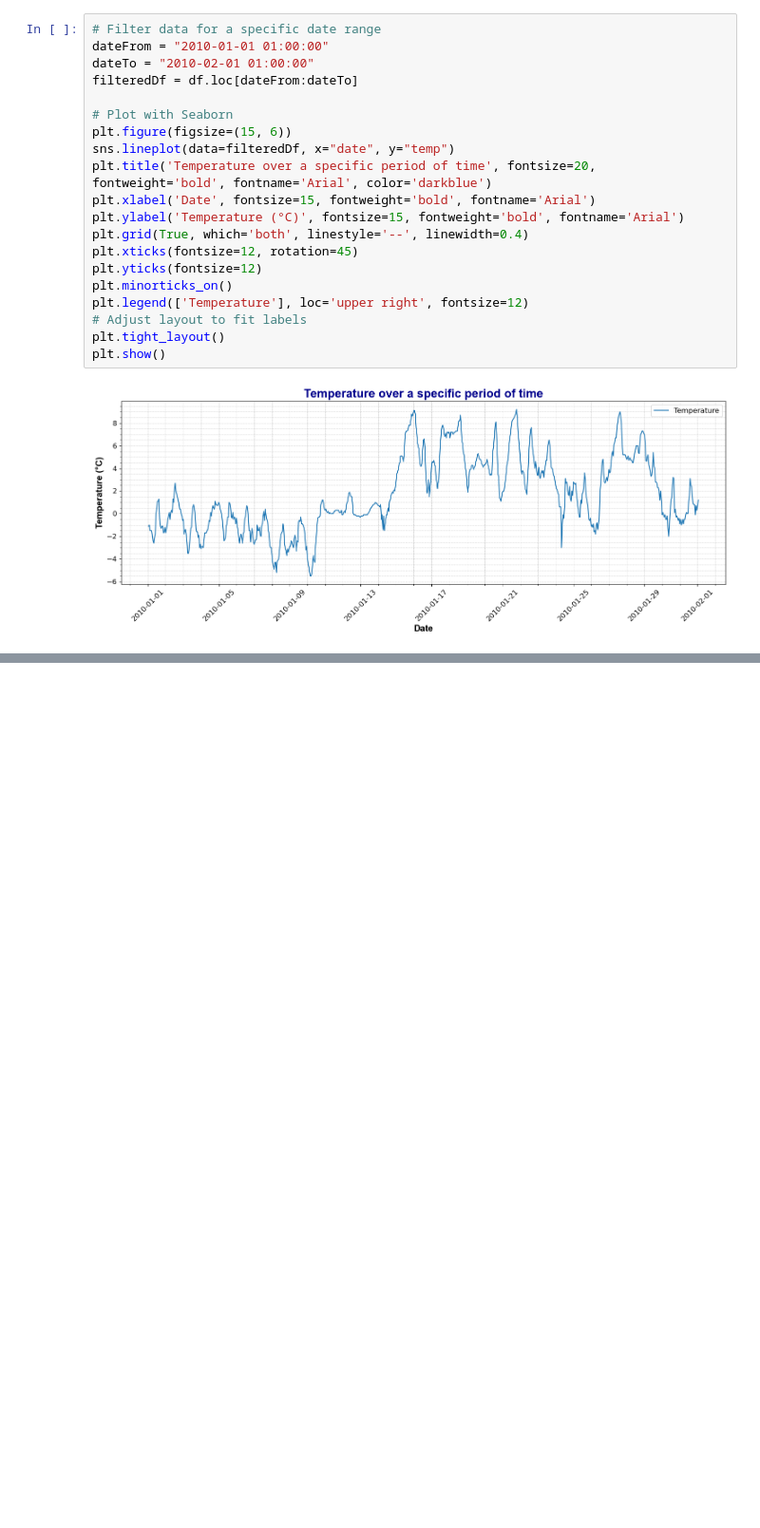
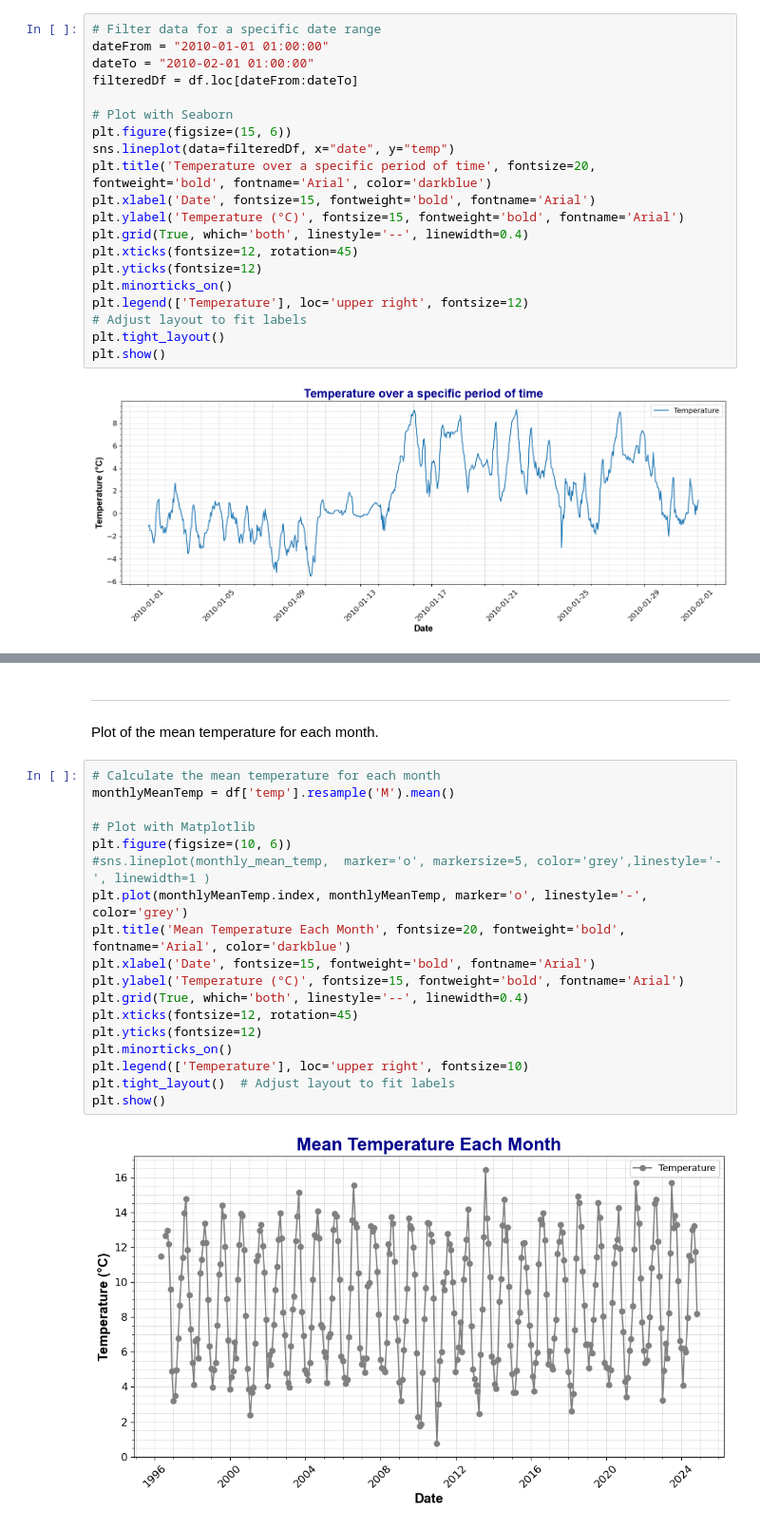
Before and after one commit to TomUszyn/PFDA-assignments, a Jupyter notebook: assingment_6_Weather.ipynb, the cells around one changed output, grey strips where cells are left out. Shown: that part at 95% size. Cells and saved outputs as stored; diff of their text form; blank space fills up the shorter version.

```diff
--- a/assingment_6_Weather.ipynb
+++ b/assingment_6_Weather.ipynb
@@ -160,0 +213,24 @@ plt.show()
+# %% [markdown]
+***
+# %% [markdown]
+Plot of the mean temperature for each month.
+# %%
+# Calculate the mean temperature for each month
+monthlyMeanTemp = df['temp'].resample('M').mean()
+
+# Plot with Matplotlib
+plt.figure(figsize=(10, 6))
+#sns.lineplot(monthly_mean_temp,  marker='o', markersize=5, color='grey',linestyle='-', linewidth=1 )
+plt.plot(monthlyMeanTemp.index, monthlyMeanTemp, marker='o', linestyle='-', color='grey')
+plt.title('Mean Temperature Each Month', fontsize=20, fontweight='bold', fontname='Arial', color='darkblue')
+plt.xlabel('Date', fontsize=15, fontweight='bold', fontname='Arial')
+plt.ylabel('Temperature (°C)', fontsize=15, fontweight='bold', fontname='Arial')
+plt.grid(True, which='both', linestyle='--', linewidth=0.4)
+plt.xticks(fontsize=12, rotation=45)
+plt.yticks(fontsize=12)
+plt.minorticks_on()
+plt.legend(['Temperature'], loc='upper right', fontsize=10)
+plt.tight_layout()  # Adjust layout to fit labels
+plt.show()
+# %% [output]
+[figure, added]
```
Also changed, not shown: parts of 5 cells of this notebook.
